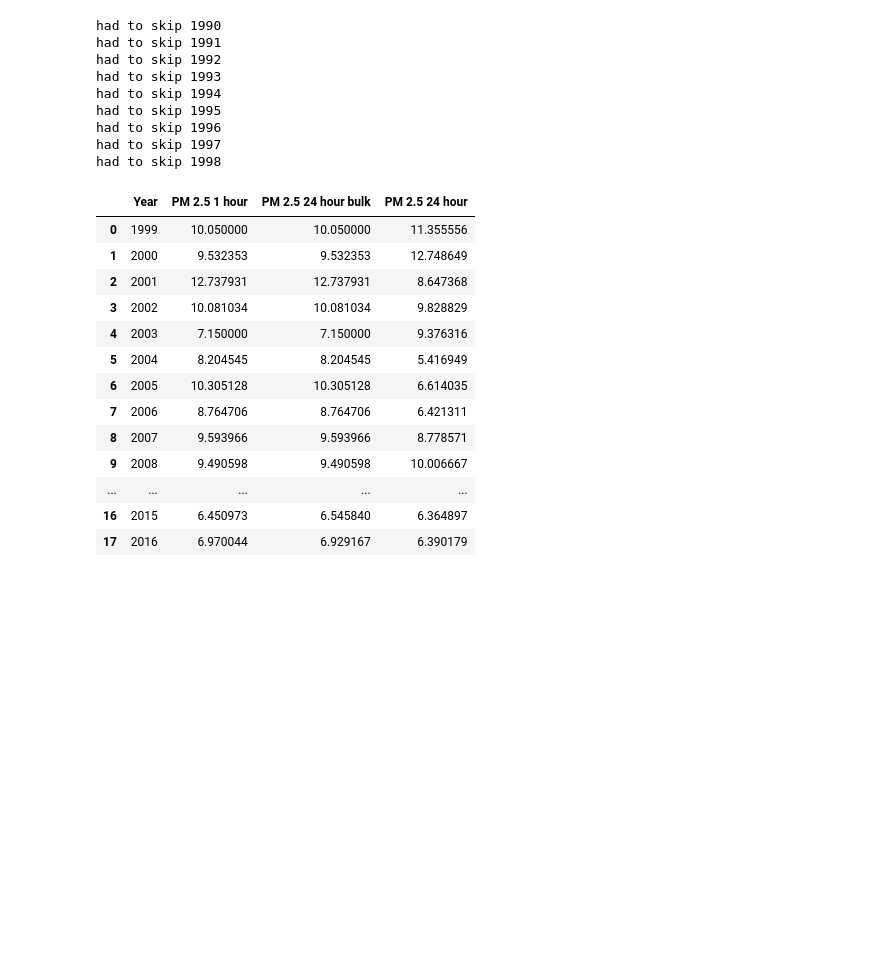
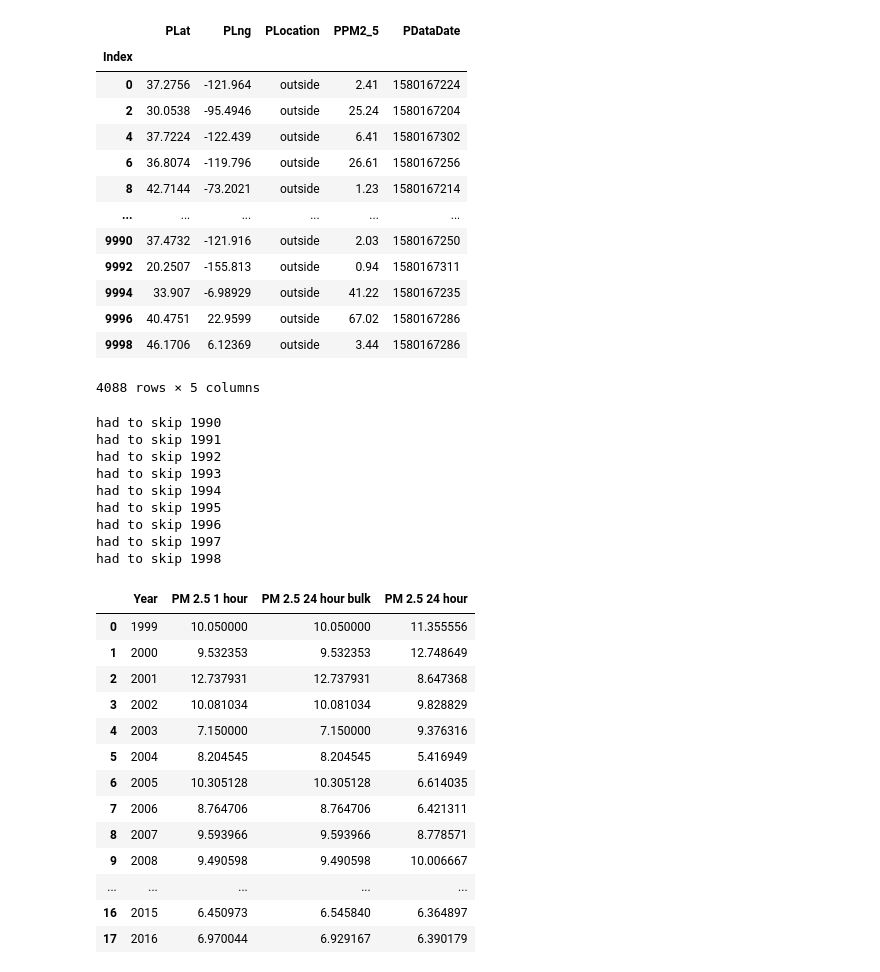
Before and after one commit to abbylemon/fake-news, a Jupyter notebook: AirQuality.ipynb, the cells around one changed output. Saved outputs shown, nothing was run; the diff lists cells and outputs as text; code cells hidden in the pictures; blank space fills up the shorter version.

```diff
--- a/AirQuality.ipynb
+++ b/AirQuality.ipynb
@@ -49,3 +56,21 @@ KeyError: 'results'
+# %%
+purple_air_df = purple_air_df.loc[purple_air_df['PLocation']=='outside']
+purple_air_df
+# %% [output]
+|  | PLat | PLng | PLocation | PPM2_5 | PDataDate |
+| Index |  |  |  |  |  |
+| 0 | 37.2756 | -121.964 | outside | 2.41 | 1580167224 |
+| 2 | 30.0538 | -95.4946 | outside | 25.24 | 1580167204 |
+| 4 | 37.7224 | -122.439 | outside | 6.41 | 1580167302 |
+| 6 | 36.8074 | -119.796 | outside | 26.61 | 1580167256 |
+| 8 | 42.7144 | -73.2021 | outside | 1.23 | 1580167214 |
+| ... | ... | ... | ... | ... | ... |
+| 9990 | 37.4732 | -121.916 | outside | 2.03 | 1580167250 |
+| 9992 | 20.2507 | -155.813 | outside | 0.94 | 1580167311 |
+| 9994 | 33.907 | -6.98929 | outside | 41.22 | 1580167235 |
+| 9996 | 40.4751 | 22.9599 | outside | 67.02 | 1580167286 |
+| 9998 | 46.1706 | 6.12369 | outside | 3.44 | 1580167286 |
+4088 rows × 5 columns
 # %%
 # EPA API
 # sample data (lowest granularity date) by box (lat, long range)
```
Also changed, not shown: parts of 2 cells of this notebook.
